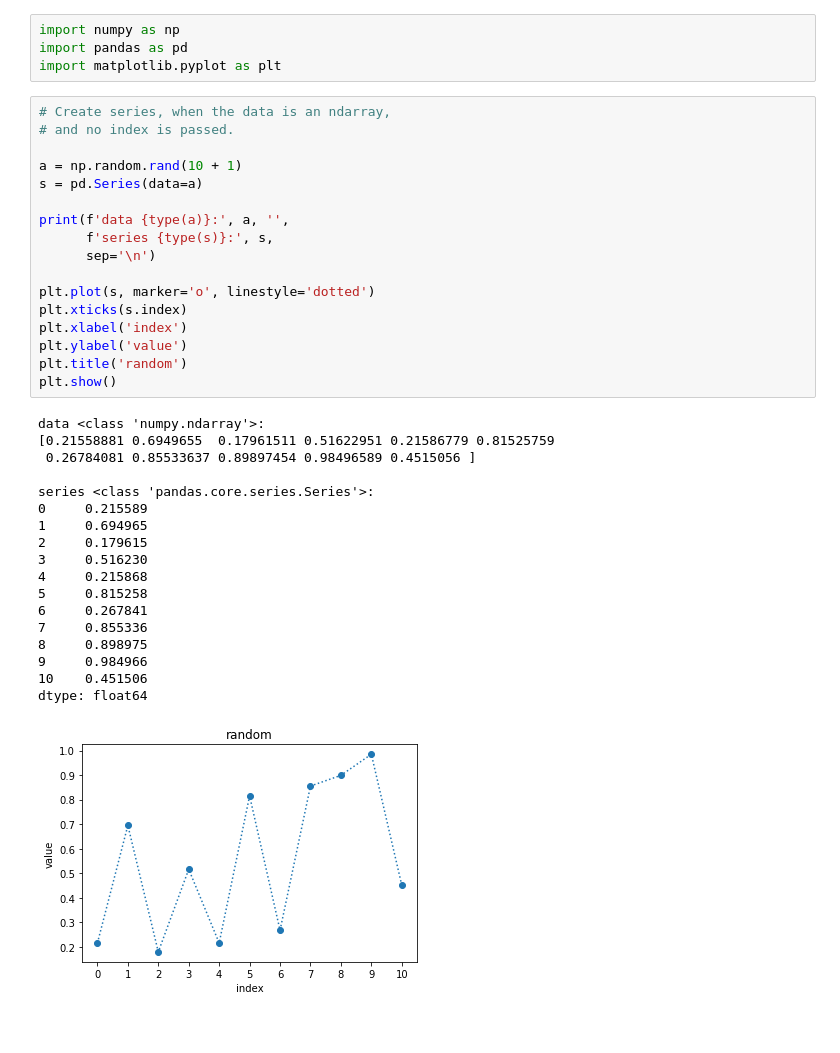
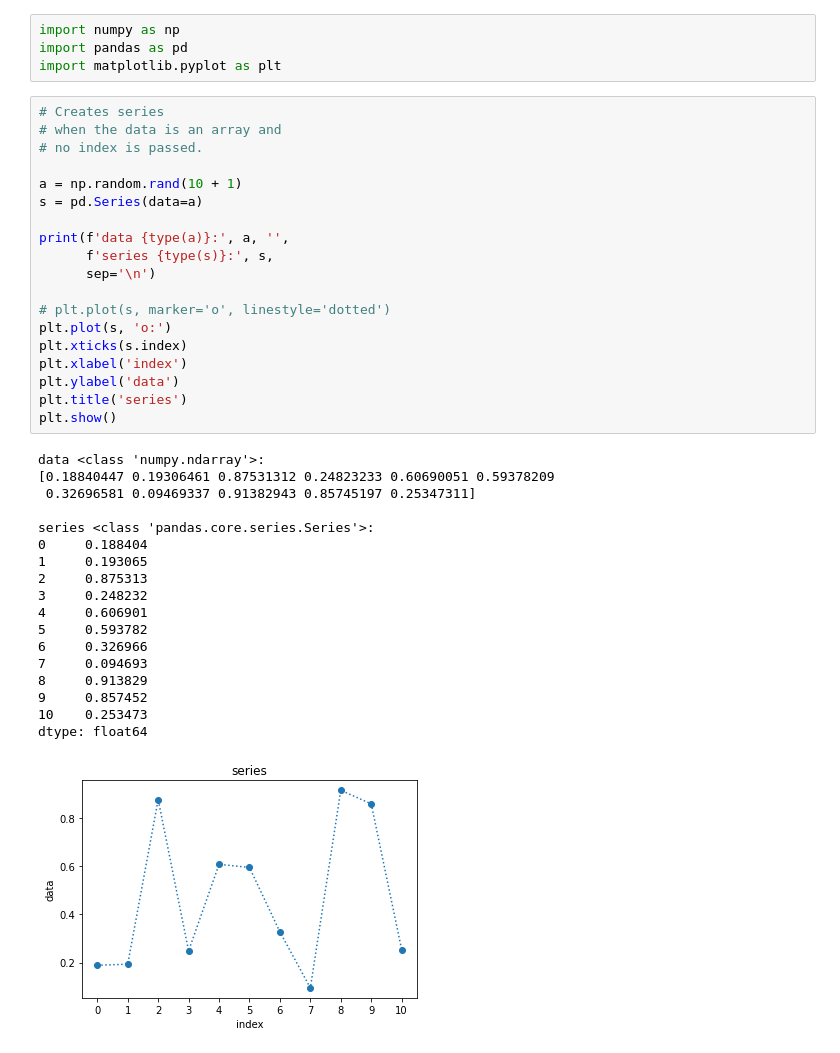
Before and after one commit to dmitry-s-danilov/pandas_intro_to_data_structures, a Jupyter notebook: 1_01_series_from_ndarray.ipynb, the cells around one changed output. Drawn from its saved outputs; the diff is of its cells as text.

```diff
--- a/1_01_series_from_ndarray.ipynb
+++ b/1_01_series_from_ndarray.ipynb
@@ -13,39 +24,41 @@ import numpy as np
 import pandas as pd
 import matplotlib.pyplot as plt
 # %%
-# Create series, when the data is an ndarray,
-# and no index is passed.
+# Creates series
+# when the data is an array and
+# no index is passed.
 
 a = np.random.rand(10 + 1)
 s = pd.Series(data=a)
 
 print(f'data {type(a)}:', a, '',
       f'series {type(s)}:', s,
       sep='\n')
 
-plt.plot(s, marker='o', linestyle='dotted')
+# plt.plot(s, marker='o', linestyle='dotted')
+plt.plot(s, 'o:')
 plt.xticks(s.index)
 plt.xlabel('index')
-plt.ylabel('value')
-plt.title('random')
+plt.ylabel('data')
+plt.title('series')
 plt.show()
 # %% [output]
 data <class 'numpy.ndarray'>:
-[0.21558881 0.6949655  0.17961511 0.51622951 0.21586779 0.81525759
- 0.26784081 0.85533637 0.89897454 0.98496589 0.4515056 ]
+[0.18840447 0.19306461 0.87531312 0.24823233 0.60690051 0.59378209
+ 0.32696581 0.09469337 0.91382943 0.85745197 0.25347311]
 
 series <class 'pandas.core.series.Series'>:
-0     0.215589
-1     0.694965
-2     0.179615
-3     0.516230
-4     0.215868
-5     0.815258
-6     0.267841
-7     0.855336
-8     0.898975
-9     0.984966
-10    0.451506
+0     0.188404
+1     0.193065
+2     0.875313
+3     0.248232
+4     0.606901
+5     0.593782
+6     0.326966
+7     0.094693
+8     0.913829
+9     0.857452
+10    0.253473
 dtype: float64
-[figure, old version]
+[figure, new version]
 # %%
```
Also changed, not shown: parts of 4 cells of this notebook, 1 other file.
